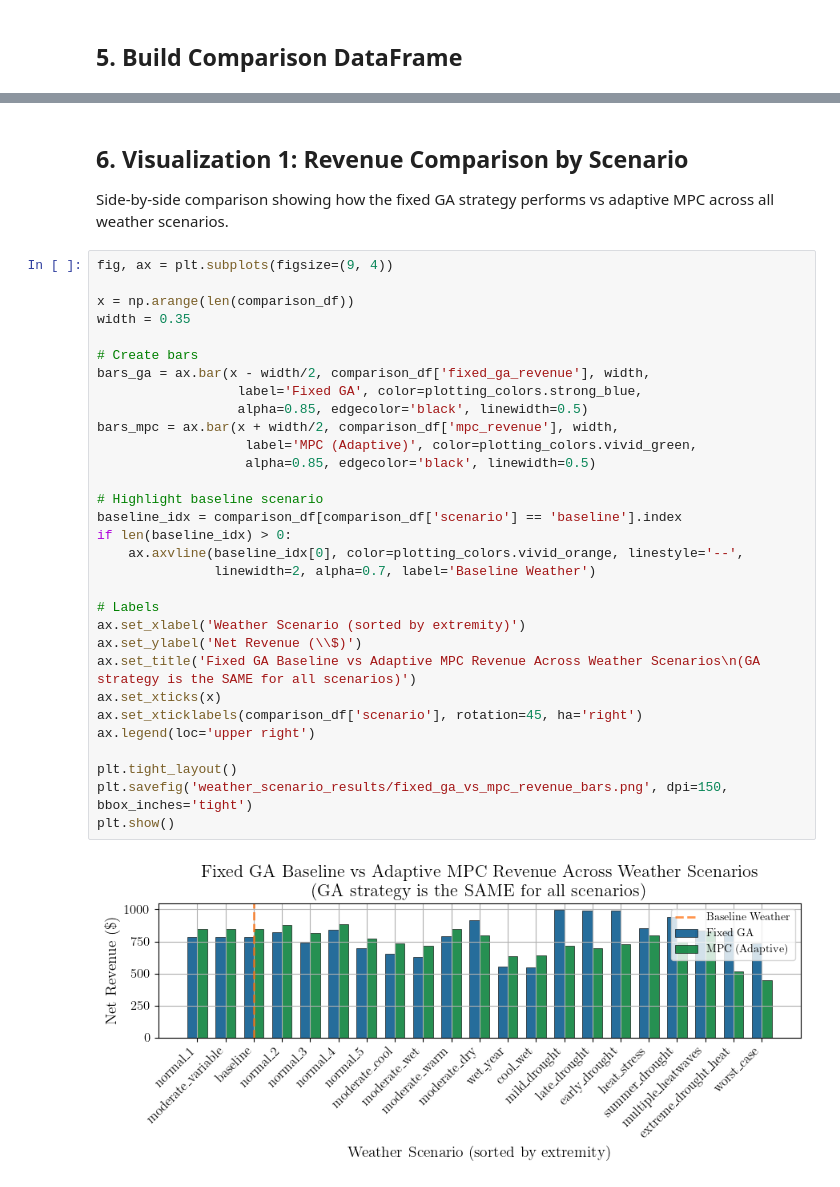
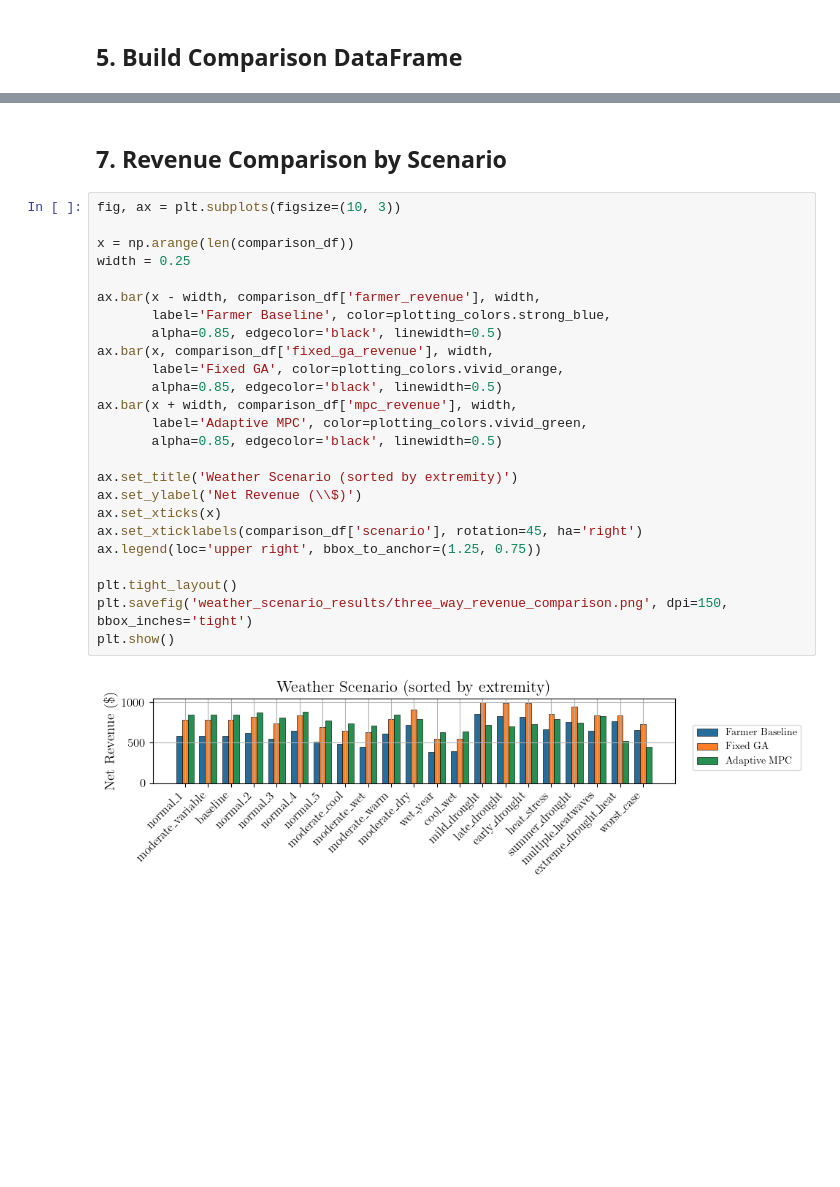
Before and after one commit to carlacupcake/smartfarm, a Jupyter notebook: src/smartfarm/examples/weather/ga_fixed_vs_mpc_comparison.ipynb, the cells around one changed output, grey strips where cells are left out. Drawn from its saved outputs; the diff is of its cells as text; blank space fills up the shorter version.

```diff
--- a/src/smartfarm/examples/weather/ga_fixed_vs_mpc_comparison.ipynb
+++ b/src/smartfarm/examples/weather/ga_fixed_vs_mpc_comparison.ipynb
@@ -337,38 +308,30 @@ MPC Adaptive Strategy:
 # %% [markdown]
-## 6. Visualization 1: Revenue Comparison by Scenario
-
-Side-by-side comparison showing how the fixed GA strategy performs vs adaptive MPC across all weather scenarios.
+## 7. Revenue Comparison by Scenario
 # %%
-fig, ax = plt.subplots(figsize=(9, 4))
+fig, ax = plt.subplots(figsize=(10, 3))
 
 x = np.arange(len(comparison_df))
-width = 0.35
+width = 0.25
 
-# Create bars
-bars_ga = ax.bar(x - width/2, comparison_df['fixed_ga_revenue'], width,
-                  label='Fixed GA', color=plotting_colors.strong_blue,
-                  alpha=0.85, edgecolor='black', linewidth=0.5)
-bars_mpc = ax.bar(x + width/2, comparison_df['mpc_revenue'], width,
-                   label='MPC (Adaptive)', color=plotting_colors.vivid_green,
-                   alpha=0.85, edgecolor='black', linewidth=0.5)
+ax.bar(x - width, comparison_df['farmer_revenue'], width,
+       label='Farmer Baseline', color=plotting_colors.strong_blue,
+       alpha=0.85, edgecolor='black', linewidth=0.5)
+ax.bar(x, comparison_df['fixed_ga_revenue'], width,
+       label='Fixed GA', color=plotting_colors.vivid_orange,
+       alpha=0.85, edgecolor='black', linewidth=0.5)
+ax.bar(x + width, comparison_df['mpc_revenue'], width,
+       label='Adaptive MPC', color=plotting_colors.vivid_green,
+       alpha=0.85, edgecolor='black', linewidth=0.5)
 
-# Highlight baseline scenario
-baseline_idx = comparison_df[comparison_df['scenario'] == 'baseline'].index
-if len(baseline_idx) > 0:
-    ax.axvline(baseline_idx[0], color=plotting_colors.vivid_orange, linestyle='--',
-               linewidth=2, alpha=0.7, label='Baseline Weather')
-
-# Labels
-ax.set_xlabel('Weather Scenario (sorted by extremity)')
+ax.set_title('Weather Scenario (sorted by extremity)')
 ax.set_ylabel('Net Revenue (\\$)')
-ax.set_title('Fixed GA Baseline vs Adaptive MPC Revenue Across Weather Scenarios\n(GA strategy is the SAME for all scenarios)')
 ax.set_xticks(x)
 ax.set_xticklabels(comparison_df['scenario'], rotation=45, ha='right')
-ax.legend(loc='upper right')
+ax.legend(loc='upper right', bbox_to_anchor=(1.25, 0.75))
 
 plt.tight_layout()
-plt.savefig('weather_scenario_results/fixed_ga_vs_mpc_revenue_bars.png', dpi=150, bbox_inches='tight')
+plt.savefig('weather_scenario_results/three_way_revenue_comparison.png', dpi=150, bbox_inches='tight')
 plt.show()
 # %% [output]
-[figure, old version]
+[figure, new version]
 # %% [markdown]
```
Also changed, not shown: parts of 45 cells of this notebook, 37 other files.
